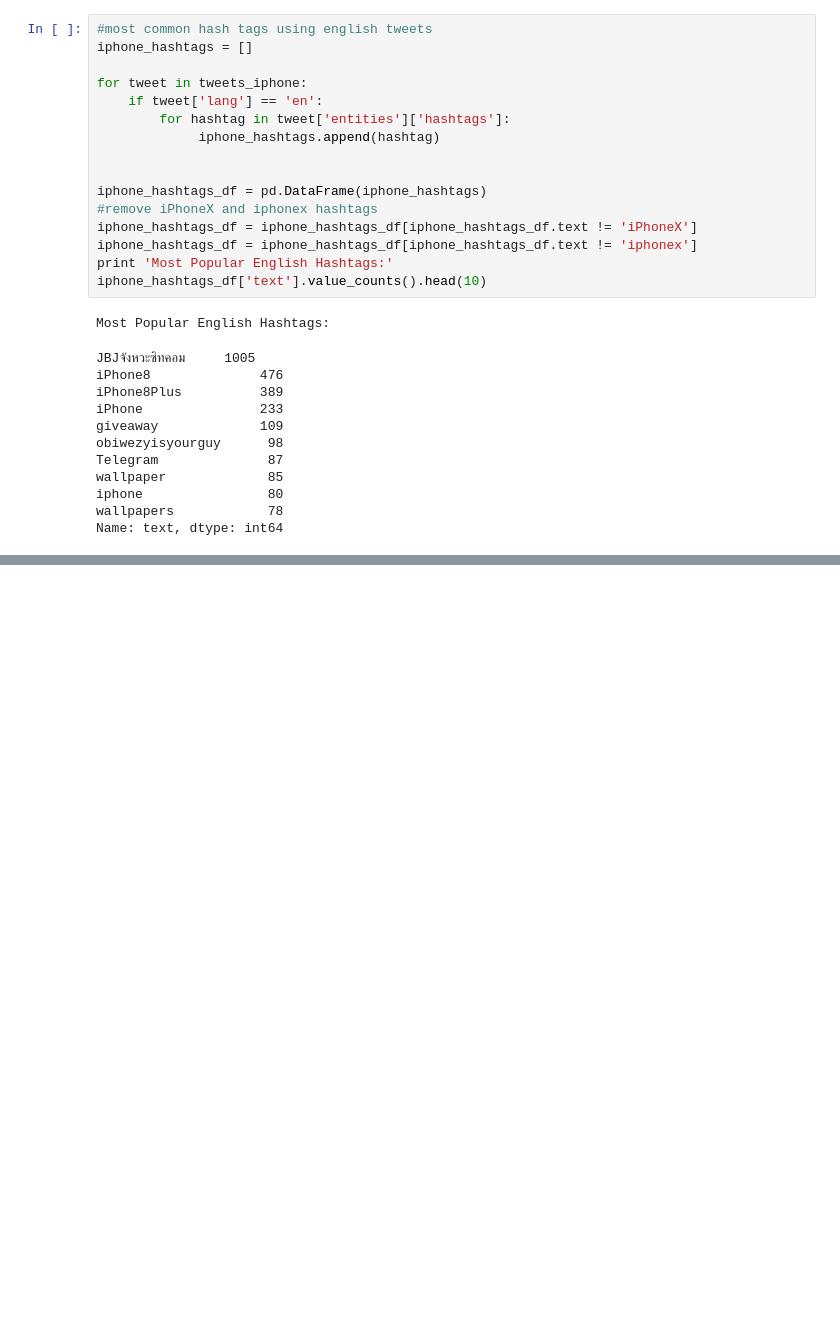
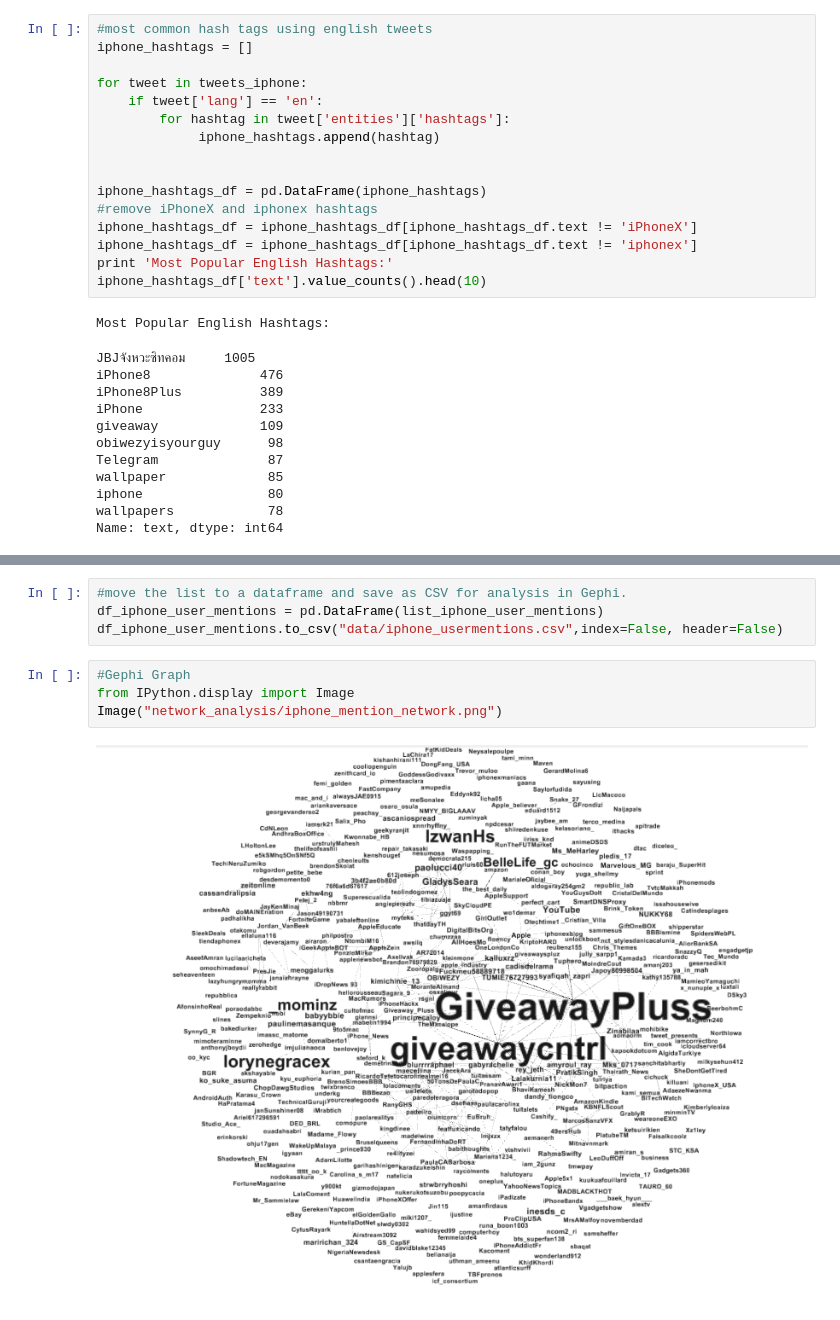
Before and after one commit to kevinbsc/FinalProject, a Jupyter notebook: TwitterIphoneSamsung_SoFar.ipynb, the cells around one changed output, grey strips where cells are left out. Cells and saved outputs as stored; diff of their text form; blank space fills up the shorter version.

```diff
--- a/TwitterIphoneSamsung_SoFar.ipynb
+++ b/TwitterIphoneSamsung_SoFar.ipynb
@@ -528,0 +721,10 @@ Name: text, dtype: int64
+# %%
+#move the list to a dataframe and save as CSV for analysis in Gephi.
+df_iphone_user_mentions = pd.DataFrame(list_iphone_user_mentions)
+df_iphone_user_mentions.to_csv("data/iphone_usermentions.csv",index=False, header=False)
+# %%
+#Gephi Graph
+from IPython.display import Image
+Image("network_analysis/iphone_mention_network.png")
+# %% [output]
+[figure, added]
```
Also changed, not shown: parts of 37 cells of this notebook, 6 other files.
